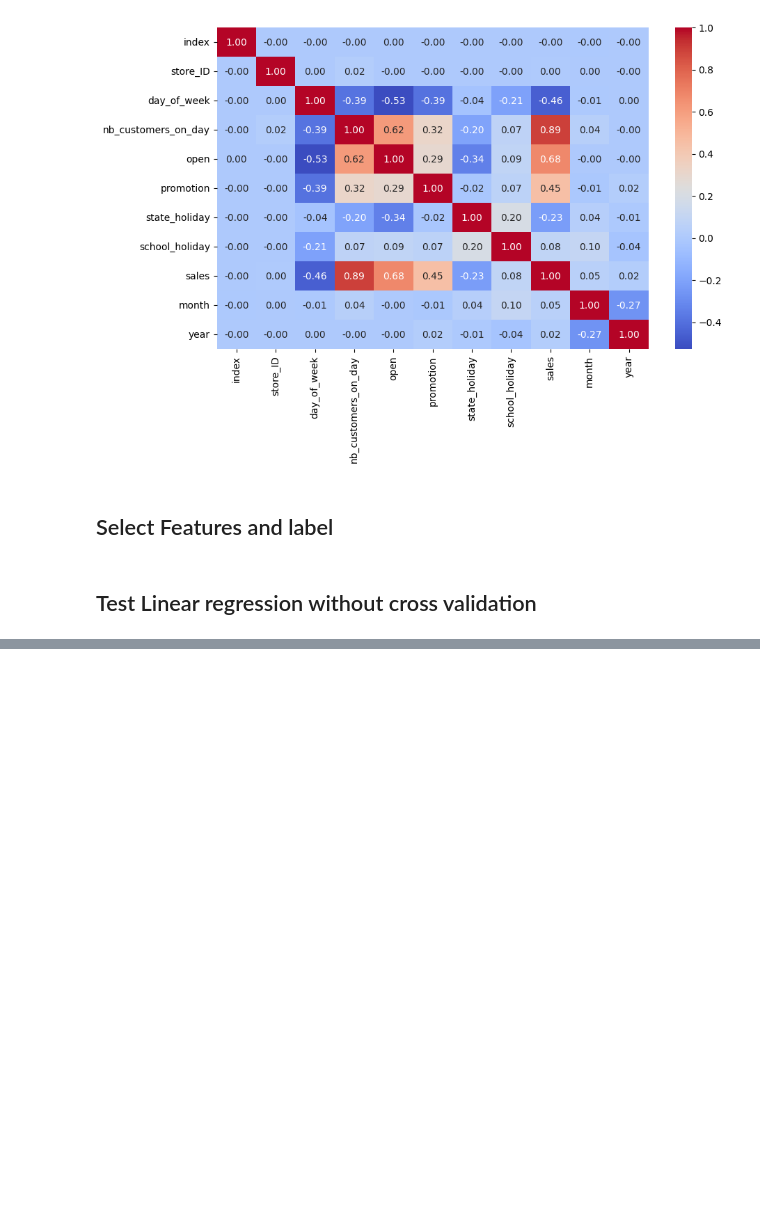
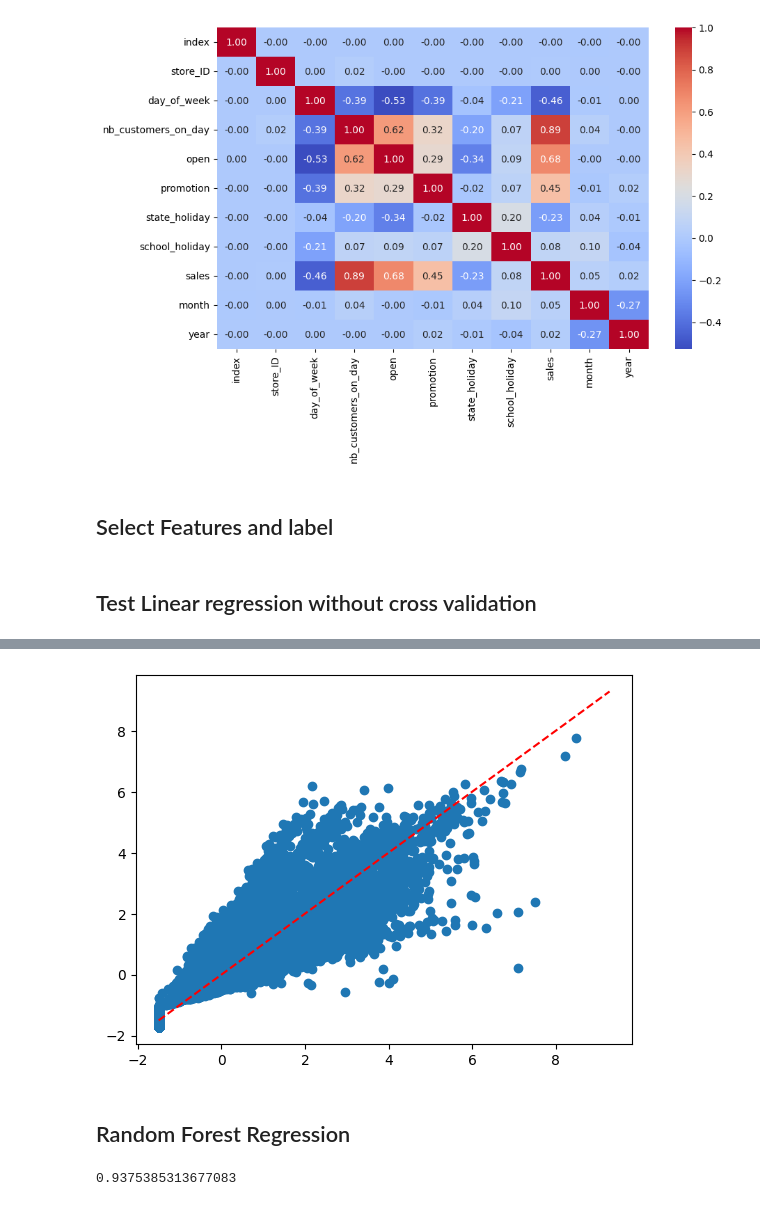
Before and after one commit to aicourse2025/project-1, a Jupyter notebook: main.ipynb, the cells around one changed output, grey strips where cells are left out. Drawn from its saved outputs; the diff is of its cells as text; code cells hidden in the pictures; blank space fills up the shorter version.

Commit message:
random forest regressor + plot results

```diff
--- a/main.ipynb
+++ b/main.ipynb
@@ -87,11 +90,16 @@ sns.heatmap(corrolation_matrix, annot=True, cmap="coolwarm", fmt=".2f")
 plt.show()
 # %% [output]
 [figure]
+# %%
+scalar = StandardScaler()
+X_scaled = scalar.fit_transform(sales_data)
+
+sales_data_scaled = pd.DataFrame(X_scaled, columns=sales_data.columns)
 # %% [markdown]
 ## Select Features and label
 # %%
-y = sales_data.sales
-X = sales_data.drop(columns=["sales"], axis=1)
+y = sales_data_scaled.sales
+X = sales_data_scaled.drop(columns=["sales"], axis=1)
 # %% [markdown]
 ## Test Linear regression without cross validation
 # %%
@@ -109,0 +118,17 @@ R2 Score (train): 0.8541135123427563, R2 Score (test): 0.8541699899508619
+# %%
+plt.scatter(y_test, y_test_pred)
+plt.plot([y.min(), y.max()], [y.min(), y.max()], 'r--')
+plt.show()
+# %% [output]
+[figure, added]
+# %% [markdown]
+## Random Forest Regression
+# %%
+rf_model = RandomForestRegressor(n_estimators=100, max_depth=20, random_state=0).fit(X_train, y_train)
+y_test_pred_rf = rf_model.predict(X_test)
+
+r2_score_test_rf = r2_score(y_test, y_test_pred_rf)
+
+print(r2_score_test_rf)
+# %% [output]
+0.9375385313677083
```
Also changed, not shown: parts of 3 cells of this notebook.
